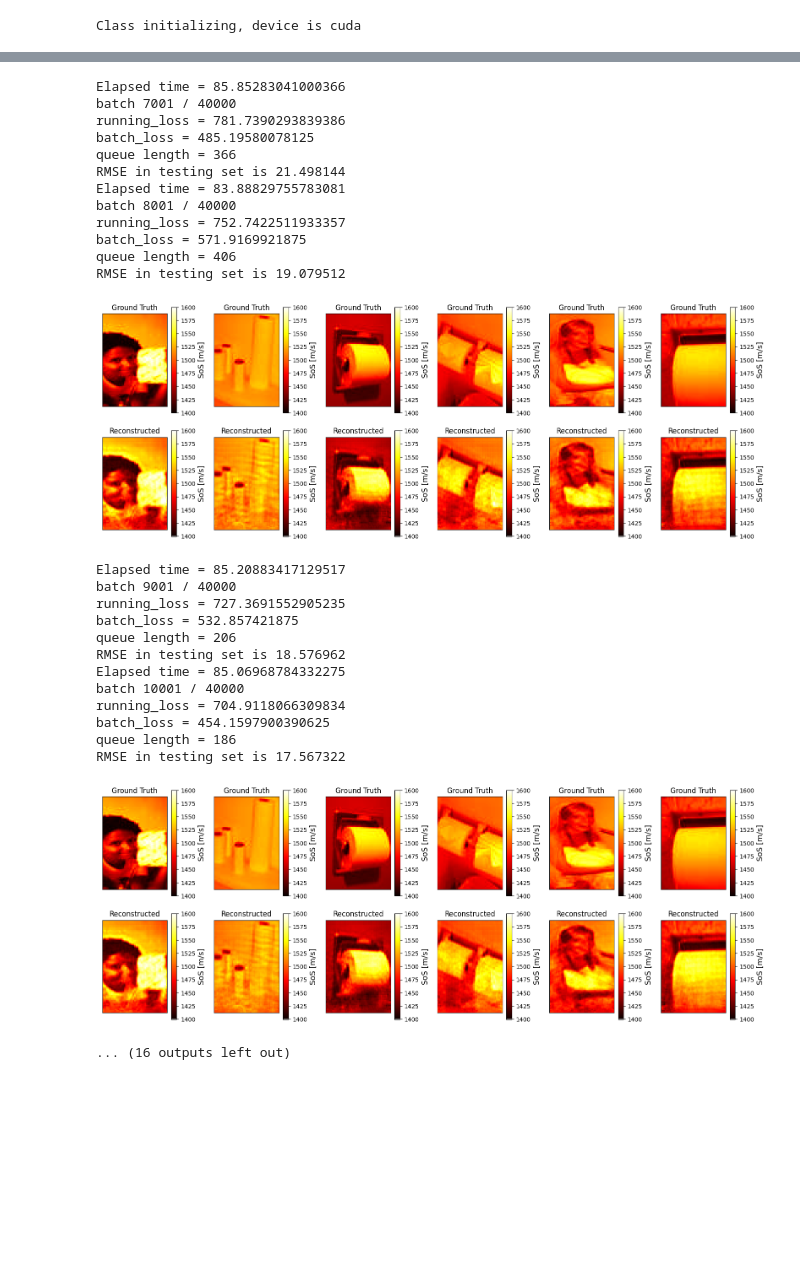
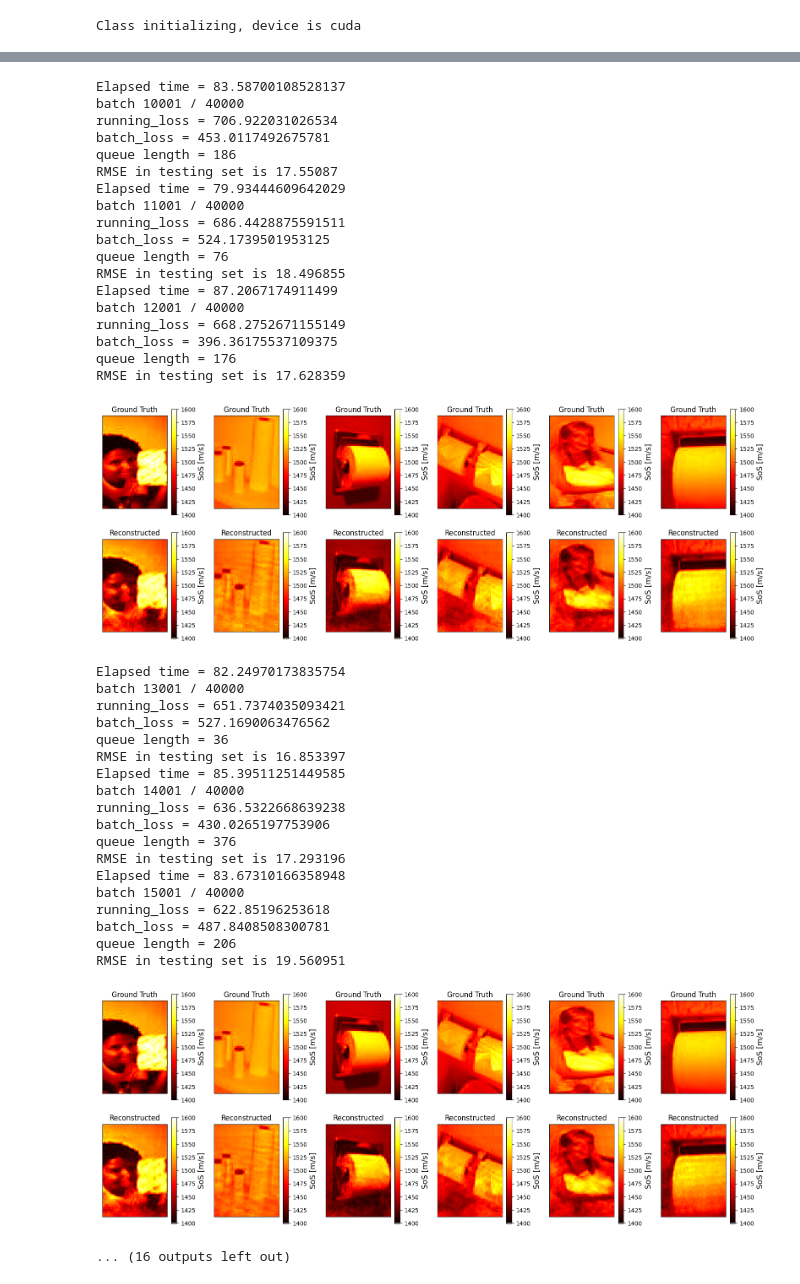
Before and after one commit to haotian-c/SoS_time_shift_DL, a Jupyter notebook: demo_of_training_and_inference/demo_of_training_and_inference.ipynb, the cells around one changed output, grey strips where cells are left out. Saved outputs shown, nothing was run; the diff lists cells and outputs as text; code cells hidden in the pictures; blank space fills up the shorter version.

```diff
--- a/demo_of_training_and_inference/demo_of_training_and_inference.ipynb
+++ b/demo_of_training_and_inference/demo_of_training_and_inference.ipynb
@@ -182,7 +182,7 @@ for epoch_i in range(EPOCH_NUM):
             torch.save(model.module.state_dict(), ckpt_name)
             model.eval()
             eval_testingdata(model, test_data, test_label, criterion)
-            if batch_i % 2000 == 1:
+            if batch_i % 3000 == 1:
                 visualize_test_data()
             model.train()
 
@@ -238,27 +256,39 @@ RMSE in testing set is 21.046713
-Elapsed time = 85.85283041000366
-batch 7001 / 40000
-running_loss = 781.7390293839386
-batch_loss = 485.19580078125
-queue length = 366
-RMSE in testing set is 21.498144
-Elapsed time = 83.88829755783081
-batch 8001 / 40000
-running_loss = 752.7422511933357
-batch_loss = 571.9169921875
-queue length = 406
-RMSE in testing set is 19.079512
+Elapsed time = 83.58700108528137
+batch 10001 / 40000
+running_loss = 706.922031026534
+batch_loss = 453.0117492675781
+queue length = 186
+RMSE in testing set is 17.55087
+Elapsed time = 79.93444609642029
+batch 11001 / 40000
+running_loss = 686.4428875591511
+batch_loss = 524.1739501953125
+queue length = 76
+RMSE in testing set is 18.496855
+Elapsed time = 87.2067174911499
+batch 12001 / 40000
+running_loss = 668.2752671155149
+batch_loss = 396.36175537109375
+queue length = 176
+RMSE in testing set is 17.628359
-[figure, old version]
+[figure, new version]
-Elapsed time = 85.20883417129517
-batch 9001 / 40000
-running_loss = 727.3691552905235
-batch_loss = 532.857421875
+Elapsed time = 82.24970173835754
+batch 13001 / 40000
+running_loss = 651.7374035093421
+batch_loss = 527.1690063476562
+queue length = 36
+RMSE in testing set is 16.853397
+Elapsed time = 85.39511251449585
+batch 14001 / 40000
+running_loss = 636.5322668639238
+batch_loss = 430.0265197753906
+queue length = 376
+RMSE in testing set is 17.293196
+Elapsed time = 83.67310166358948
+batch 15001 / 40000
+running_loss = 622.85196253618
+batch_loss = 487.8408508300781
 queue length = 206
-RMSE in testing set is 18.576962
-Elapsed time = 85.06968784332275
-batch 10001 / 40000
-running_loss = 704.9118066309834
-batch_loss = 454.1597900390625
-queue length = 186
-RMSE in testing set is 17.567322
+RMSE in testing set is 19.560951
-[figure, old version]
+[figure, new version]
 ... (16 outputs left out)
```
Also changed, not shown: parts of 1 cell of this notebook.
